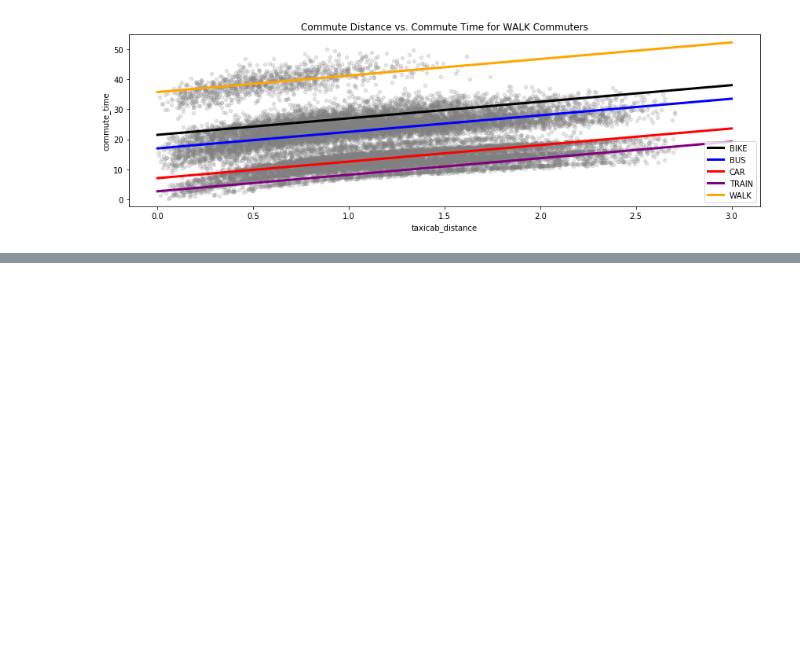
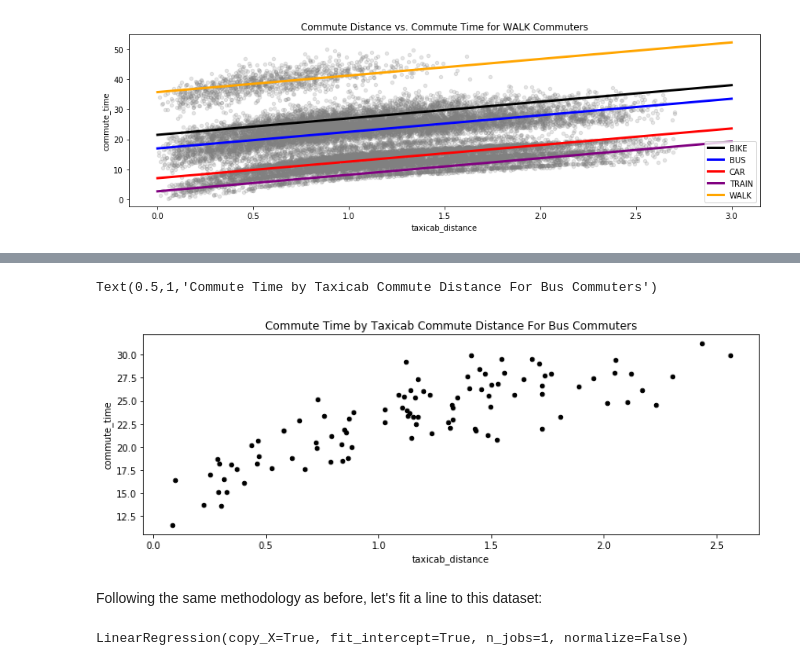
Before and after one commit to QCaudron/ml_101, a Jupyter notebook: 2_Linear_models/linear-regression.ipynb, the cells around one changed output, grey strips where cells are left out. Saved outputs shown, nothing was run; the diff lists cells and outputs as text; code cells hidden in the pictures; blank space fills up the shorter version.

```diff
--- a/2_Linear_models/linear-regression.ipynb
+++ b/2_Linear_models/linear-regression.ipynb
@@ -632,0 +679,21 @@ fig.tight_layout()
+# %%
+bus_commuters_train = bus_commuters_train.iloc[:100, :]
+# %%
+fig, ax = plt.subplots(figsize=(12, 4))
+
+bus_commuters_train.plot(ax=ax, kind='scatter', x='taxicab_distance', y='commute_time',
+                         color='black', alpha=1.0)
+ax.set_title("Commute Time by Taxicab Commute Distance For Bus Commuters")
+# %% [output]
+Text(0.5,1,'Commute Time by Taxicab Commute Distance For Bus Commuters')
+[figure, added]
+# %% [markdown]
+Following the same methodology as before, let's fit a line to this dataset:
+# %%
+feature_names = ['taxicab_distance']
+bus_commuters_only_distance = bus_commuters_train.loc[:, feature_names]
+
+bus_only_model = LinearRegression()
+bus_only_model.fit(bus_commuters_only_distance, bus_commuters_train['commute_time'])
+# %% [output]
+LinearRegression(copy_X=True, fit_intercept=True, n_jobs=1, normalize=False)
```
Also changed, not shown: parts of 12 cells of this notebook.
